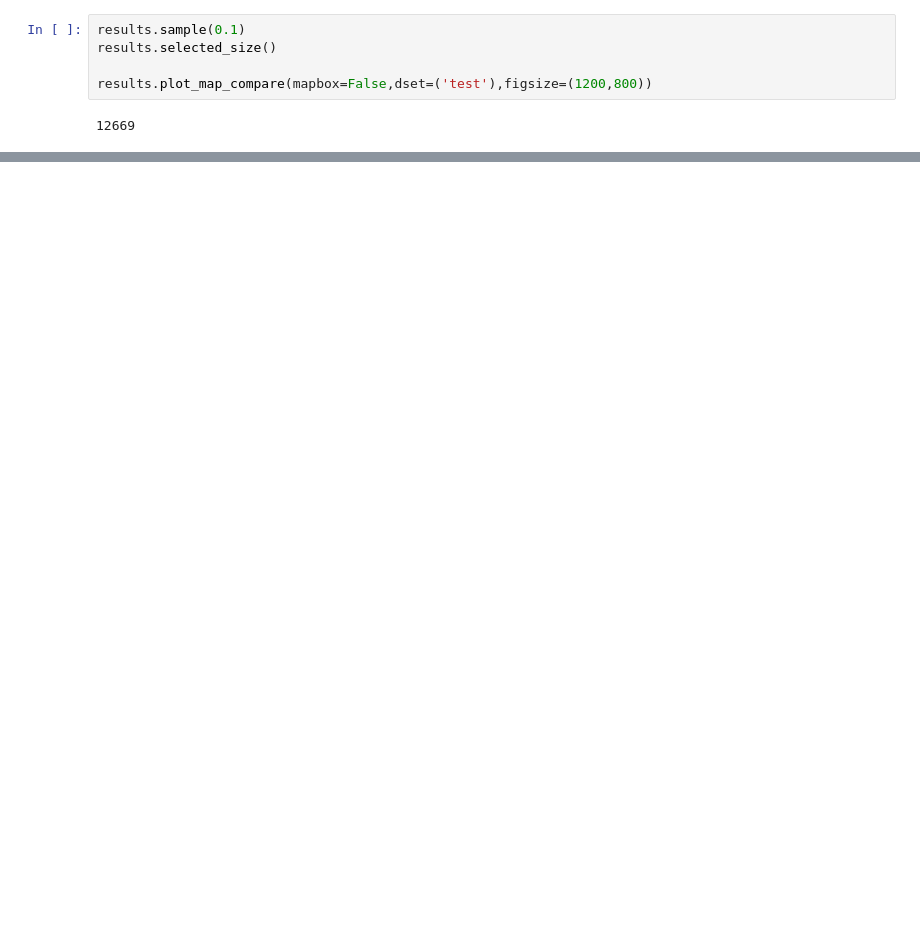
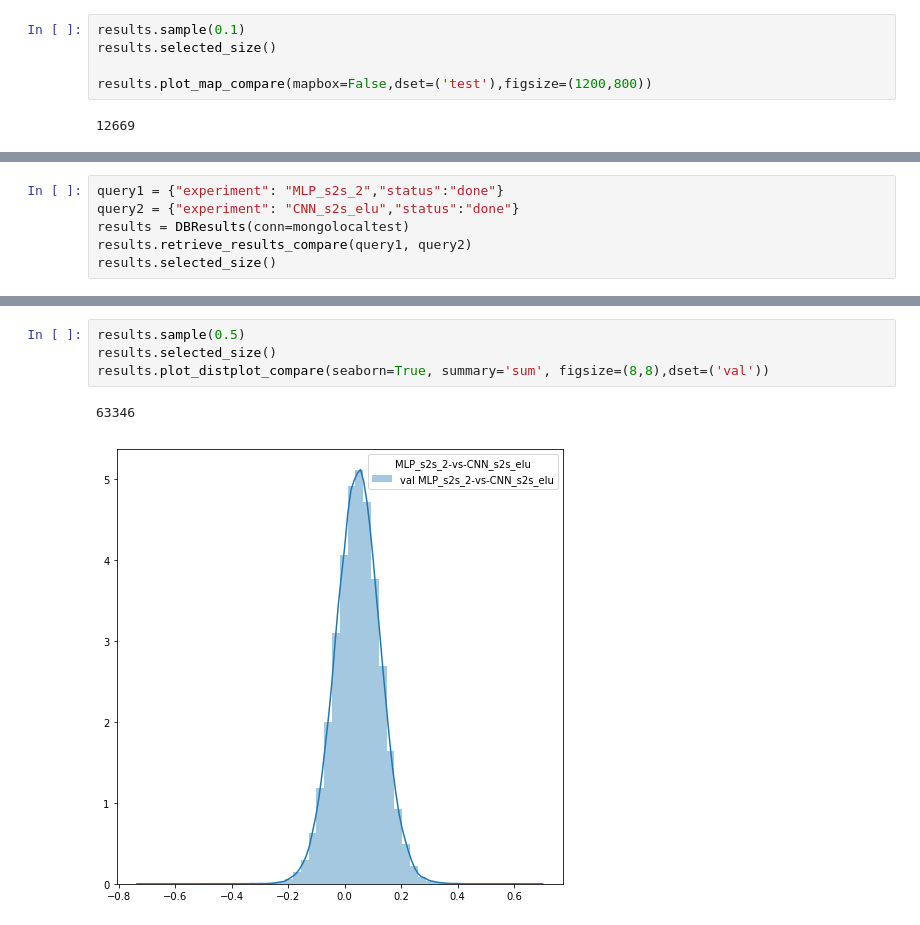
Before and after one commit to bejar/Wind, a Jupyter notebook: Notebooks/0EnergiesStatisticsFullExpCompare.ipynb, the cells around one changed output, grey strips where cells are left out. Saved outputs shown, nothing was run; the diff lists cells and outputs as text; blank space fills up the shorter version.

```diff
--- a/Notebooks/0EnergiesStatisticsFullExpCompare.ipynb
+++ b/Notebooks/0EnergiesStatisticsFullExpCompare.ipynb
@@ -531,0 +590,6 @@ results.plot_hours_boxplot_compare(dset=('test'), figsize=(10,6))
+# %%
+query1 = {"experiment": "MLP_s2s_2","status":"done"}
+query2 = {"experiment": "CNN_s2s_elu","status":"done"}
+results = DBResults(conn=mongolocaltest)
+results.retrieve_results_compare(query1, query2)
+results.selected_size()
@@ -531,0 +615,7 @@ results.plot_hours_boxplot_compare(dset=('test'), figsize=(10,6))
+# %%
+results.sample(0.5)
+results.selected_size()
+results.plot_distplot_compare(seaborn=True, summary='sum', figsize=(8,8),dset=('val'))
+# %% [output]
+63346
+[figure, added]
```
Also changed, not shown: parts of 44 cells of this notebook, 3 other files.
